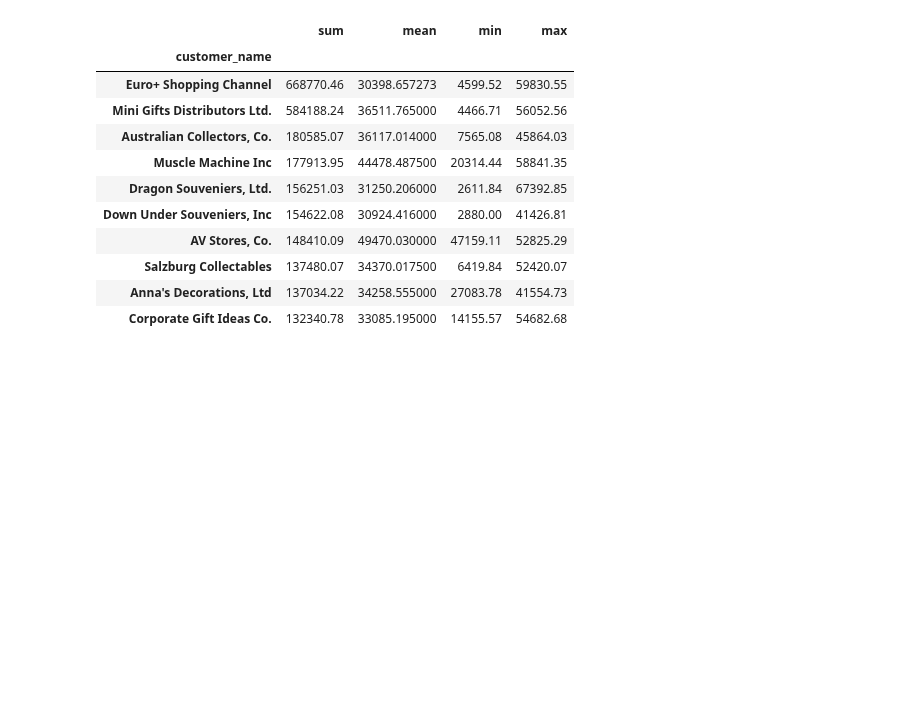
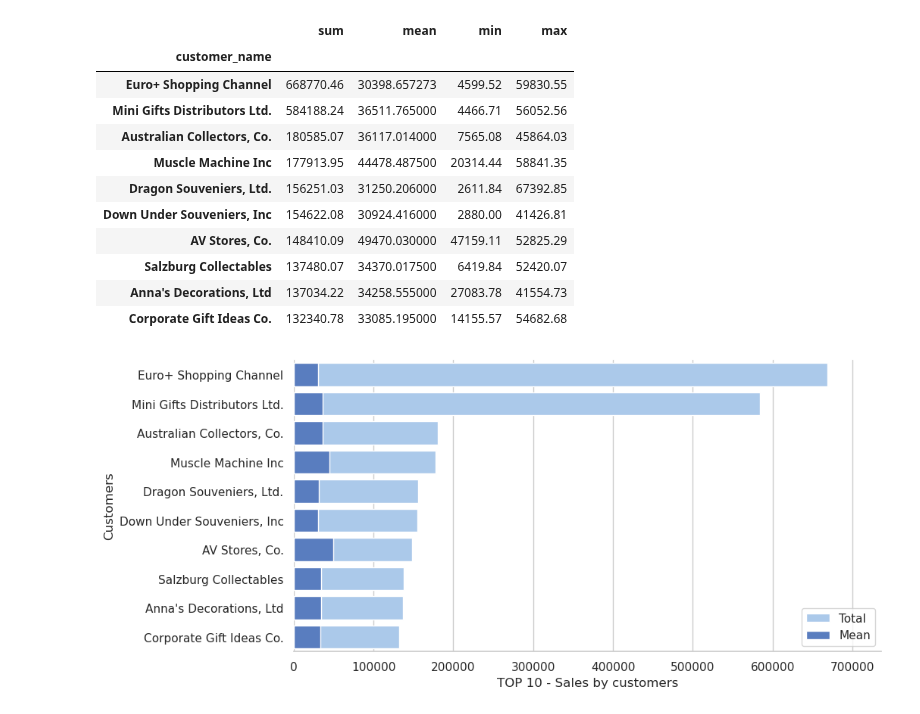
Before and after one commit to pveinberg/Curso_DataScience_Minsait, a Jupyter notebook: Notebooks/Aula01/Pandas_Sql.ipynb, the cells around one changed output. Saved outputs shown, nothing was run; the diff lists cells and outputs as text; code cells hidden in the pictures; blank space fills up the shorter version.

Commit message:
Implements Seaborn chart

```diff
--- a/Notebooks/Aula01/Pandas_Sql.ipynb
+++ b/Notebooks/Aula01/Pandas_Sql.ipynb
@@ -17,6 +19,10 @@ import plotly.express as px
 # %% [markdown]
 ## Configs
 # %%
+# Seaborn style
+sns.set_theme(style="whitegrid")
+
+# Databse
 usuario = 'root'
 senha = 'secret'
 
@@ -271,3 +277,29 @@ result_temp
 | Salzburg Collectables | 137480.07 | 34370.017500 | 6419.84 | 52420.07 |
 | Anna's Decorations, Ltd | 137034.22 | 34258.555000 | 27083.78 | 41554.73 |
 | Corporate Gift Ideas Co. | 132340.78 | 33085.195000 | 14155.57 | 54682.68 |
+# %%
+# Necessário redefinir o índice
+result_temp.reset_index(inplace=True)
+# %%
+
+# Initialize the matplotlib figure
+f, ax = plt.subplots(figsize=(10, 5))
+
+# Plot the total sales
+sns.set_color_codes("pastel")
+sns.barplot(x="sum", y="customer_name", data=result_temp,
+            label="Total", color="b")
+
+# Plot the mean sales
+sns.set_color_codes("muted")
+sns.barplot(x="mean", y="customer_name", data=result_temp,
+            label="Mean", color="b")
+
+# Add a legend and informative axis label
+ax.legend(ncol=1, loc="lower right", frameon=True)
+ax.set(xlim=(0, int(result_temp['sum'].max()*1.1)), ylabel="Customers",
+       xlabel="TOP 10 - Sales by customers")
+sns.despine(left=True, bottom=False)
+plt.show()
+# %% [output]
+[figure, added]
```
Also changed, not shown: parts of 5 cells of this notebook.
